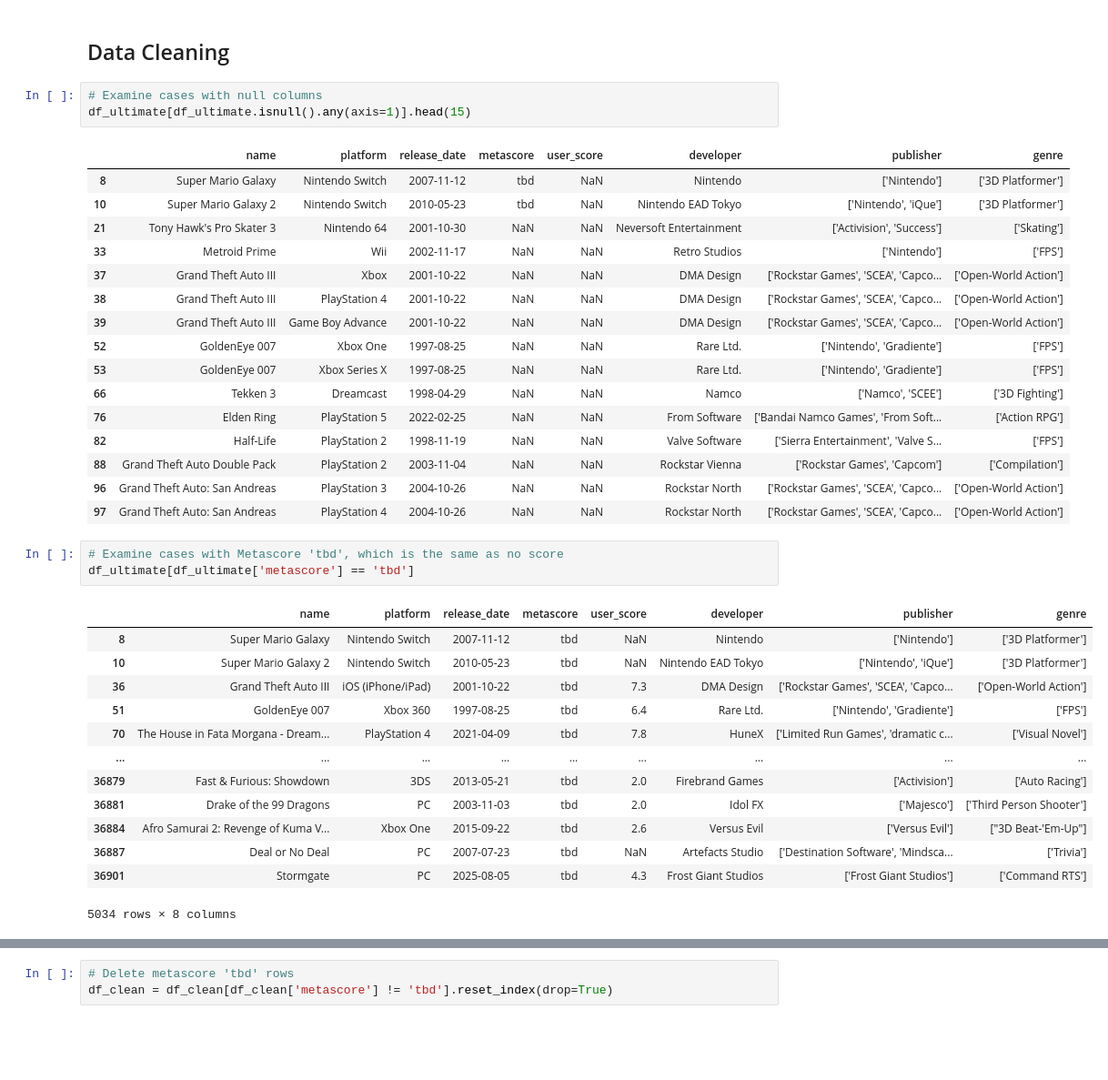
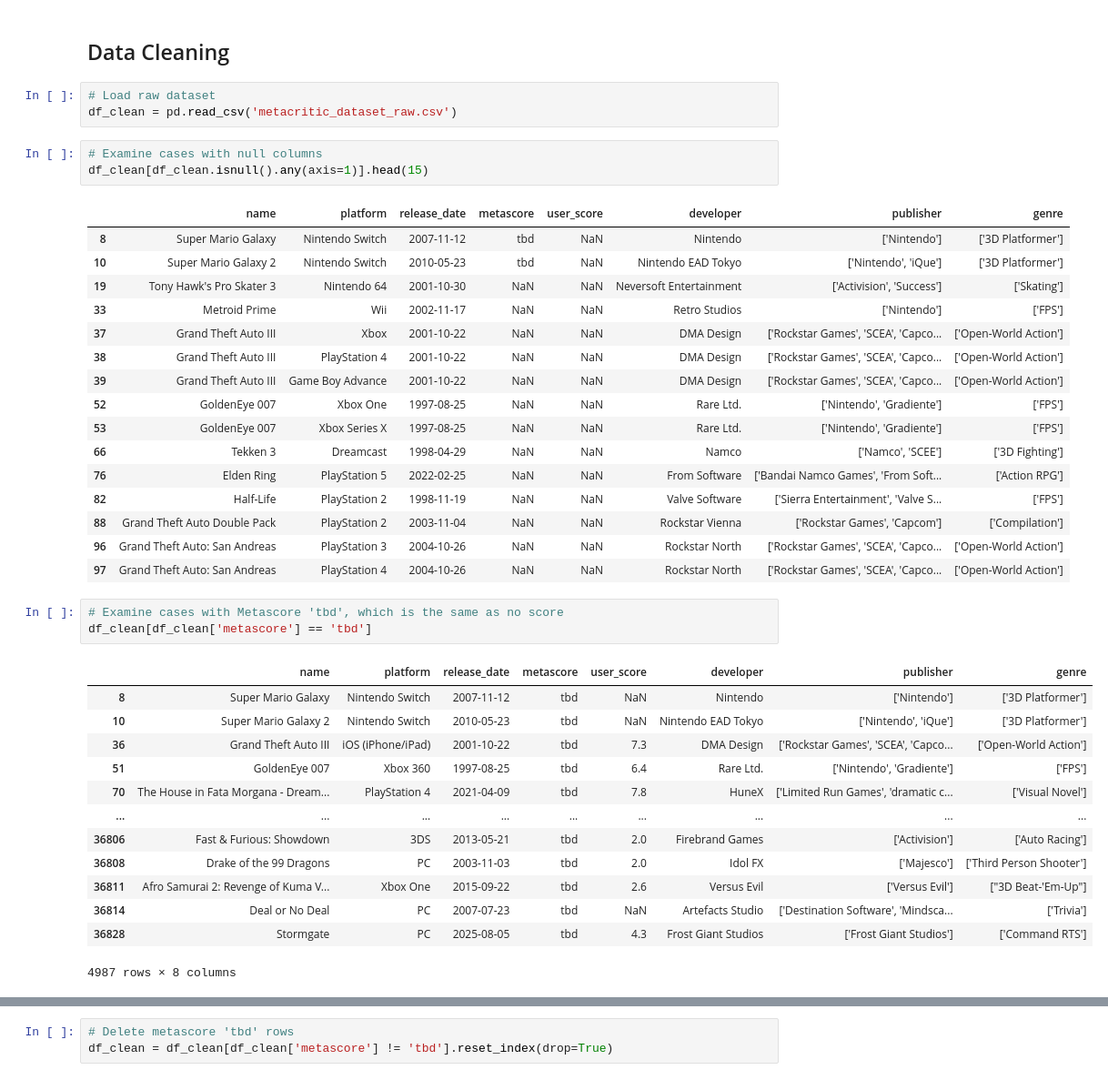
Before and after one commit to StadynR/metacritic-reviews-dataset, a Jupyter notebook: metacritic_scraper.ipynb, the cells around one changed output, grey strips where cells are left out. Shown at 91% size. Cells and saved outputs as stored; diff of their text form; blank space fills up the shorter version.

```diff
--- a/metacritic_scraper.ipynb
+++ b/metacritic_scraper.ipynb
@@ -469,14 +453,17 @@ memory usage: 2.3+ MB
 df_ultimate.to_csv('metacritic_dataset_raw.csv', index=False)
 # %% [markdown]
 ## Data Cleaning
+# %%
+# Load raw dataset
+df_clean = pd.read_csv('metacritic_dataset_raw.csv')
 # %%
 # Examine cases with null columns
-df_ultimate[df_ultimate.isnull().any(axis=1)].head(15)
+df_clean[df_clean.isnull().any(axis=1)].head(15)
 # %% [output]
 |  | name | platform | release_date | metascore | user_score | developer | publisher | genre |
 | 8 | Super Mario Galaxy | Nintendo Switch | 2007-11-12 | tbd | NaN | Nintendo | ['Nintendo'] | ['3D Platformer'] |
 | 10 | Super Mario Galaxy 2 | Nintendo Switch | 2010-05-23 | tbd | NaN | Nintendo EAD Tokyo | ['Nintendo', 'iQue'] | ['3D Platformer'] |
-| 21 | Tony Hawk's Pro Skater 3 | Nintendo 64 | 2001-10-30 | NaN | NaN | Neversoft Entertainment | ['Activision', 'Success'] | ['Skating'] |
+| 19 | Tony Hawk's Pro Skater 3 | Nintendo 64 | 2001-10-30 | NaN | NaN | Neversoft Entertainment | ['Activision', 'Success'] | ['Skating'] |
 | 33 | Metroid Prime | Wii | 2002-11-17 | NaN | NaN | Retro Studios | ['Nintendo'] | ['FPS'] |
 | 37 | Grand Theft Auto III | Xbox | 2001-10-22 | NaN | NaN | DMA Design | ['Rockstar Games', 'SCEA', 'Capco... | ['Open-World Action'] |
 | 38 | Grand Theft Auto III | PlayStation 4 | 2001-10-22 | NaN | NaN | DMA Design | ['Rockstar Games', 'SCEA', 'Capco... | ['Open-World Action'] |
@@ -491,20 +478,20 @@ df_ultimate[df_ultimate.isnull().any(axis=1)].head(15)
 | 97 | Grand Theft Auto: San Andreas | PlayStation 4 | 2004-10-26 | NaN | NaN | Rockstar North | ['Rockstar Games', 'SCEA', 'Capco... | ['Open-World Action'] |
 # %%
 # Examine cases with Metascore 'tbd', which is the same as no score
-df_ultimate[df_ultimate['metascore'] == 'tbd']
+df_clean[df_clean['metascore'] == 'tbd']
 # %% [output]
 |  | name | platform | release_date | metascore | user_score | developer | publisher | genre |
 | 8 | Super Mario Galaxy | Nintendo Switch | 2007-11-12 | tbd | NaN | Nintendo | ['Nintendo'] | ['3D Platformer'] |
 | 10 | Super Mario Galaxy 2 | Nintendo Switch | 2010-05-23 | tbd | NaN | Nintendo EAD Tokyo | ['Nintendo', 'iQue'] | ['3D Platformer'] |
 | 36 | Grand Theft Auto III | iOS (iPhone/iPad) | 2001-10-22 | tbd | 7.3 | DMA Design | ['Rockstar Games', 'SCEA', 'Capco... | ['Open-World Action'] |
 | 51 | GoldenEye 007 | Xbox 360 | 1997-08-25 | tbd | 6.4 | Rare Ltd. | ['Nintendo', 'Gradiente'] | ['FPS'] |
 | 70 | The House in Fata Morgana - Dream... | PlayStation 4 | 2021-04-09 | tbd | 7.8 | HuneX | ['Limited Run Games', 'dramatic c... | ['Visual Novel'] |
 | ... | ... | ... | ... | ... | ... | ... | ... | ... |
-| 36879 | Fast & Furious: Showdown | 3DS | 2013-05-21 | tbd | 2.0 | Firebrand Games | ['Activision'] | ['Auto Racing'] |
-| 36881 | Drake of the 99 Dragons | PC | 2003-11-03 | tbd | 2.0 | Idol FX | ['Majesco'] | ['Third Person Shooter'] |
-| 36884 | Afro Samurai 2: Revenge of Kuma V... | Xbox One | 2015-09-22 | tbd | 2.6 | Versus Evil | ['Versus Evil'] | ["3D Beat-'Em-Up"] |
-| 36887 | Deal or No Deal | PC | 2007-07-23 | tbd | NaN | Artefacts Studio | ['Destination Software', 'Mindsca... | ['Trivia'] |
-| 36901 | Stormgate | PC | 2025-08-05 | tbd | 4.3 | Frost Giant Studios | ['Frost Giant Studios'] | ['Command RTS'] |
+| 36806 | Fast & Furious: Showdown | 3DS | 2013-05-21 | tbd | 2.0 | Firebrand Games | ['Activision'] | ['Auto Racing'] |
+| 36808 | Drake of the 99 Dragons | PC | 2003-11-03 | tbd | 2.0 | Idol FX | ['Majesco'] | ['Third Person Shooter'] |
+| 36811 | Afro Samurai 2: Revenge of Kuma V... | Xbox One | 2015-09-22 | tbd | 2.6 | Versus Evil | ['Versus Evil'] | ["3D Beat-'Em-Up"] |
+| 36814 | Deal or No Deal | PC | 2007-07-23 | tbd | NaN | Artefacts Studio | ['Destination Software', 'Mindsca... | ['Trivia'] |
+| 36828 | Stormgate | PC | 2025-08-05 | tbd | 4.3 | Frost Giant Studios | ['Frost Giant Studios'] | ['Command RTS'] |
-5034 rows × 8 columns
+4987 rows × 8 columns
 # %%
 # Examine cases with user_score 'tbd', which is the same as no score
```
Also changed, not shown: parts of 17 cells of this notebook, 4 other files.
